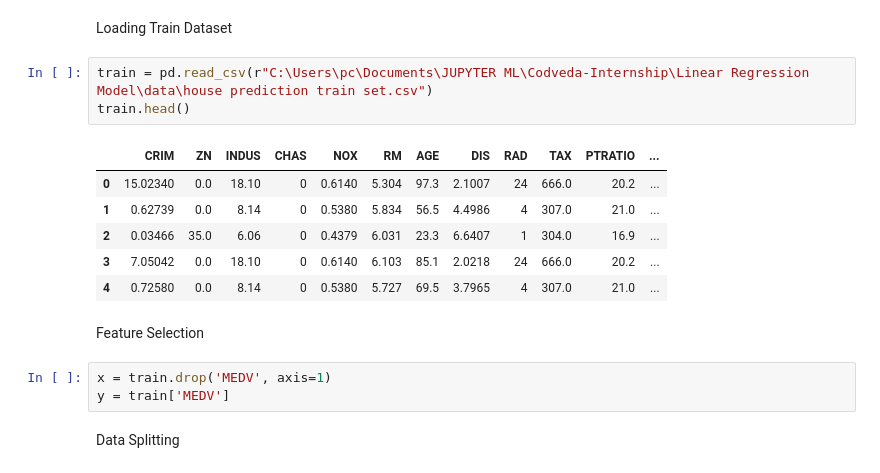
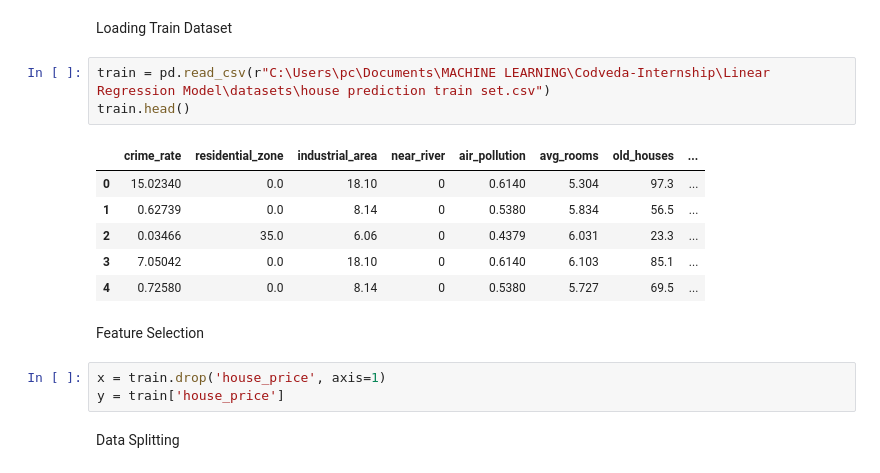
Before and after one commit to samuelfrann/Codveda-Internship, a Jupyter notebook: Linear Regression Model/notebooks/Model_training.ipynb, the cells around one changed output. Drawn from its saved outputs; the diff is of its cells as text.

```diff
--- a/Linear Regression Model/notebooks/Model_training.ipynb
+++ b/Linear Regression Model/notebooks/Model_training.ipynb
@@ -13,20 +13,20 @@ from sklearn.pipeline import Pipeline
 # %% [markdown]
 Loading Train Dataset
 # %%
-train = pd.read_csv(r"C:\Users\pc\Documents\JUPYTER ML\Codveda-Internship\Linear Regression Model\data\house prediction train set.csv")
+train = pd.read_csv(r"C:\Users\pc\Documents\MACHINE LEARNING\Codveda-Internship\Linear Regression Model\datasets\house prediction train set.csv")
 train.head()
 # %% [output]
-|  | CRIM | ZN | INDUS | CHAS | NOX | RM | AGE | DIS | RAD | TAX | PTRATIO | ... |
-| 0 | 15.02340 | 0.0 | 18.10 | 0 | 0.6140 | 5.304 | 97.3 | 2.1007 | 24 | 666.0 | 20.2 | ... |
-| 1 | 0.62739 | 0.0 | 8.14 | 0 | 0.5380 | 5.834 | 56.5 | 4.4986 | 4 | 307.0 | 21.0 | ... |
-| 2 | 0.03466 | 35.0 | 6.06 | 0 | 0.4379 | 6.031 | 23.3 | 6.6407 | 1 | 304.0 | 16.9 | ... |
-| 3 | 7.05042 | 0.0 | 18.10 | 0 | 0.6140 | 6.103 | 85.1 | 2.0218 | 24 | 666.0 | 20.2 | ... |
-| 4 | 0.72580 | 0.0 | 8.14 | 0 | 0.5380 | 5.727 | 69.5 | 3.7965 | 4 | 307.0 | 21.0 | ... |
+|  | crime_rate | residential_zone | industrial_area | near_river | air_pollution | avg_rooms | old_houses | ... |
+| 0 | 15.02340 | 0.0 | 18.10 | 0 | 0.6140 | 5.304 | 97.3 | ... |
+| 1 | 0.62739 | 0.0 | 8.14 | 0 | 0.5380 | 5.834 | 56.5 | ... |
+| 2 | 0.03466 | 35.0 | 6.06 | 0 | 0.4379 | 6.031 | 23.3 | ... |
+| 3 | 7.05042 | 0.0 | 18.10 | 0 | 0.6140 | 6.103 | 85.1 | ... |
+| 4 | 0.72580 | 0.0 | 8.14 | 0 | 0.5380 | 5.727 | 69.5 | ... |
 # %% [markdown]
 Feature Selection
 # %%
-x = train.drop('MEDV', axis=1)
-y = train['MEDV']
+x = train.drop('house_price', axis=1)
+y = train['house_price']
 # %% [markdown]
 Data Splitting
 # %%
```
Also changed, not shown: parts of 16 cells of this notebook, 11 other files.
